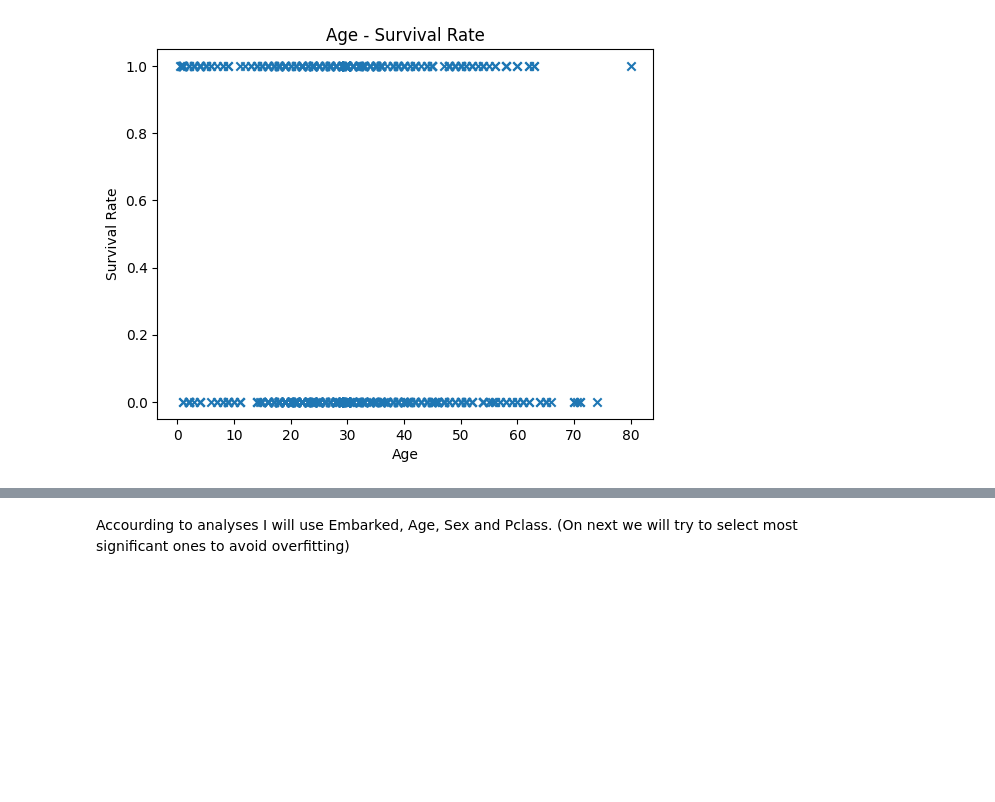
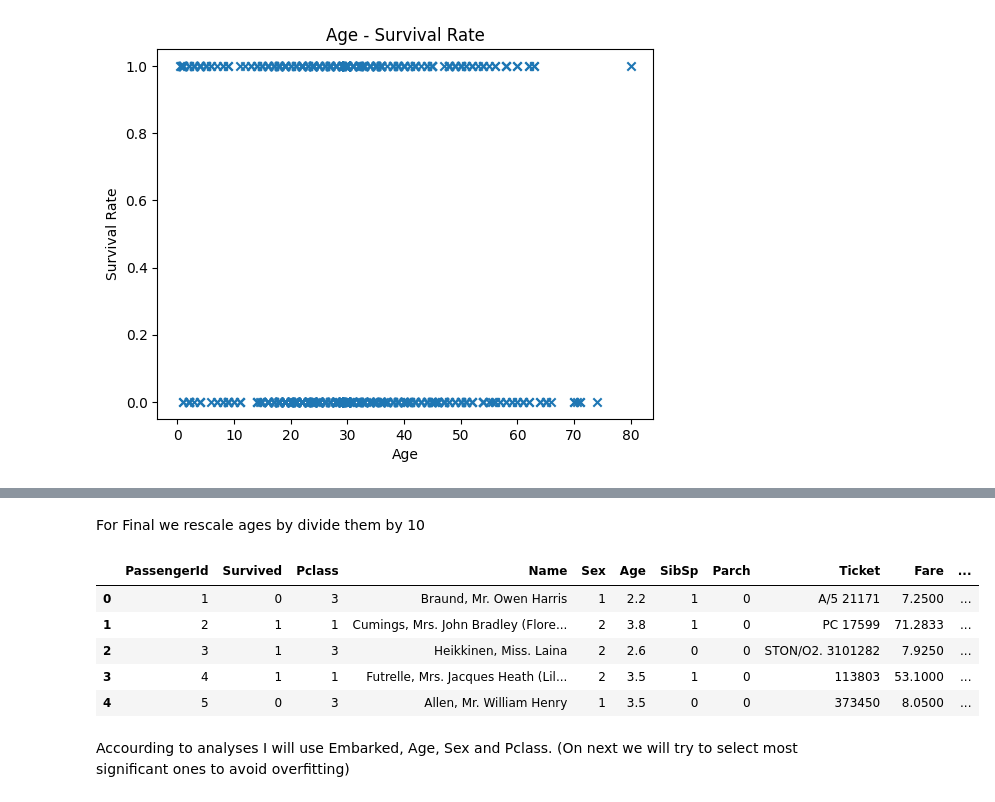
Before and after one commit to MehmetEmirGonenc/MachineLearning, a Jupyter notebook: Classification/LogisticRegression/titanic/titanic.ipynb, the cells around one changed output, grey strips where cells are left out. Cells and saved outputs as stored; diff of their text form; code cells hidden in the pictures; blank space fills up the shorter version.

```diff
--- a/Classification/LogisticRegression/titanic/titanic.ipynb
+++ b/Classification/LogisticRegression/titanic/titanic.ipynb
@@ -120,0 +139,14 @@ Text(0, 0.5, 'Survival Rate')
+# %%
+# We need to represent embarked and sex
+print("First Situation :",train_df['Embarked'].unique())
+# From the analyses we now that unknown might be increase the error persentage so I will replace 'Unknown' with 'C' because its rate is closer to 'C'
+train_df['Embarked'].iloc[train_df['Embarked'] == 'Unknown'] = 'C'
+print("Second Situation :",train_df['Embarked'].unique())
+# I will represent each as numbers
+# S -> 1
+# Q -> 2
+# C -> 3
+train_df['Embarked'].loc[train_df['Embarked'] == 'S'] = 1
+train_df['Embarked'].loc[train_df['Embarked'] == 'Q'] = 2
+train_df['Embarked'].loc[train_df['Embarked'] == 'C'] = 3
+print("Final Situation :",train_df['Embarked'].unique())
@@ -120,0 +157,8 @@ Text(0, 0.5, 'Survival Rate')
+# %%
+# Now we will do it for Sex
+print("First Situation :",train_df['Sex'].unique())
+# Male -> 0
+# Female -> 1
+train_df['Sex'].loc[train_df['Sex'] == 'male'] = 1
+train_df['Sex'].loc[train_df['Sex'] == 'female'] = 2
+print("Final Situation :",train_df['Sex'].unique())
@@ -121,3 +176,15 @@ Text(0, 0.5, 'Survival Rate')
+# %% [markdown]
+For Final we rescale ages by divide them by 10
+# %%
+train_df['Age'] = round(train_df['Age'] / 10, 3)
+train_df.head()
+# %% [output]
+|  | PassengerId | Survived | Pclass | Name | Sex | Age | SibSp | Parch | Ticket | Fare | ... |
+| 0 | 1 | 0 | 3 | Braund, Mr. Owen Harris | 1 | 2.2 | 1 | 0 | A/5 21171 | 7.2500 | ... |
+| 1 | 2 | 1 | 1 | Cumings, Mrs. John Bradley (Flore... | 2 | 3.8 | 1 | 0 | PC 17599 | 71.2833 | ... |
+| 2 | 3 | 1 | 3 | Heikkinen, Miss. Laina | 2 | 2.6 | 0 | 0 | STON/O2. 3101282 | 7.9250 | ... |
+| 3 | 4 | 1 | 1 | Futrelle, Mrs. Jacques Heath (Lil... | 2 | 3.5 | 1 | 0 | 113803 | 53.1000 | ... |
+| 4 | 5 | 0 | 3 | Allen, Mr. William Henry | 1 | 3.5 | 0 | 0 | 373450 | 8.0500 | ... |
 # %% [markdown]
 Accourding to analyses I will use Embarked, Age, Sex and Pclass.
 (On next we will try to select most significant ones to avoid overfitting)
```
Also changed, not shown: parts of 20 cells of this notebook, 1 other file.
